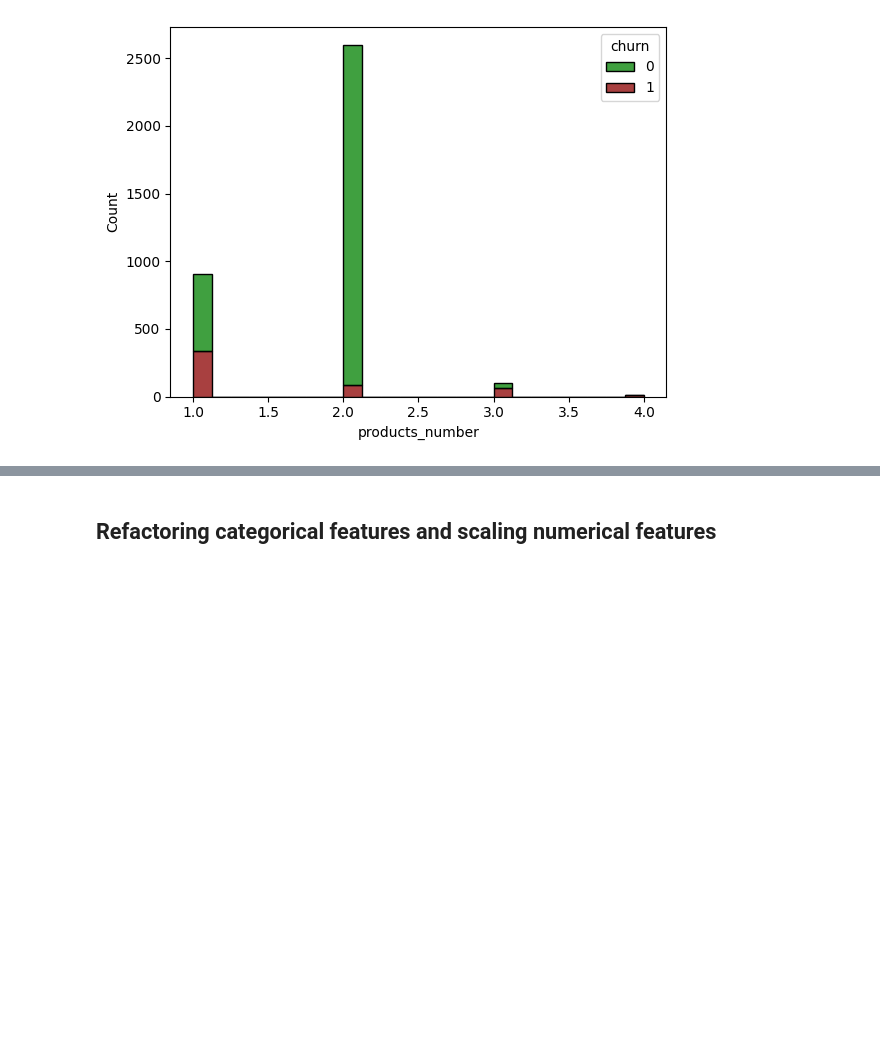
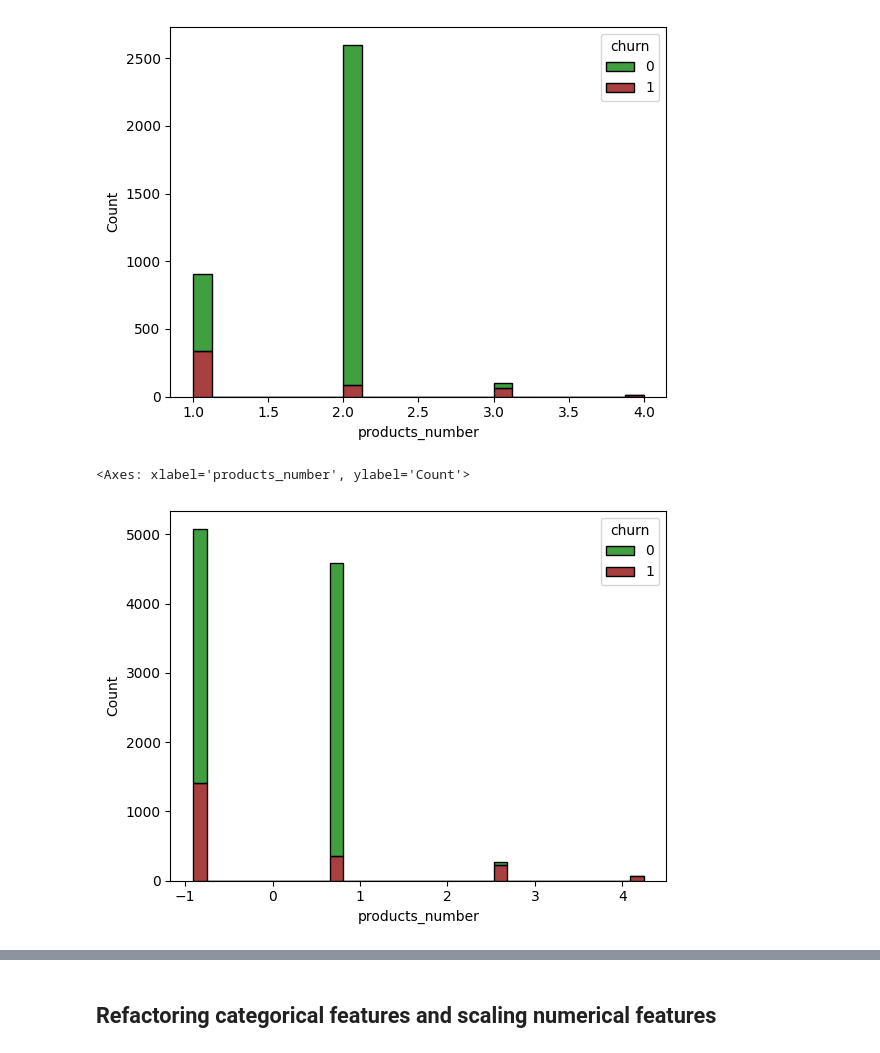
Before and after one commit to Pablomon12/Clients-Churn-Rate, a Jupyter notebook: notebooks/01_Data_Exploration.ipynb, the cells around one changed output, grey strips where cells are left out. Saved outputs shown, nothing was run; the diff lists cells and outputs as text; code cells hidden in the pictures; blank space fills up the shorter version.

```diff
--- a/notebooks/01_Data_Exploration.ipynb
+++ b/notebooks/01_Data_Exploration.ipynb
@@ -141,3 +141,9 @@ sns.histplot(data=data[data["balance"] == 0], x="products_number", hue="churn",
 # %% [output]
 <Axes: xlabel='products_number', ylabel='Count'>
 [figure]
+# %%
+# Products number distribution
+sns.histplot(data=data, x="products_number", hue="churn", multiple="stack",palette=["green", "darkred"])
+# %% [output]
+<Axes: xlabel='products_number', ylabel='Count'>
+[figure, added]
```
Also changed, not shown: parts of 2 cells of this notebook, 5 other files.
